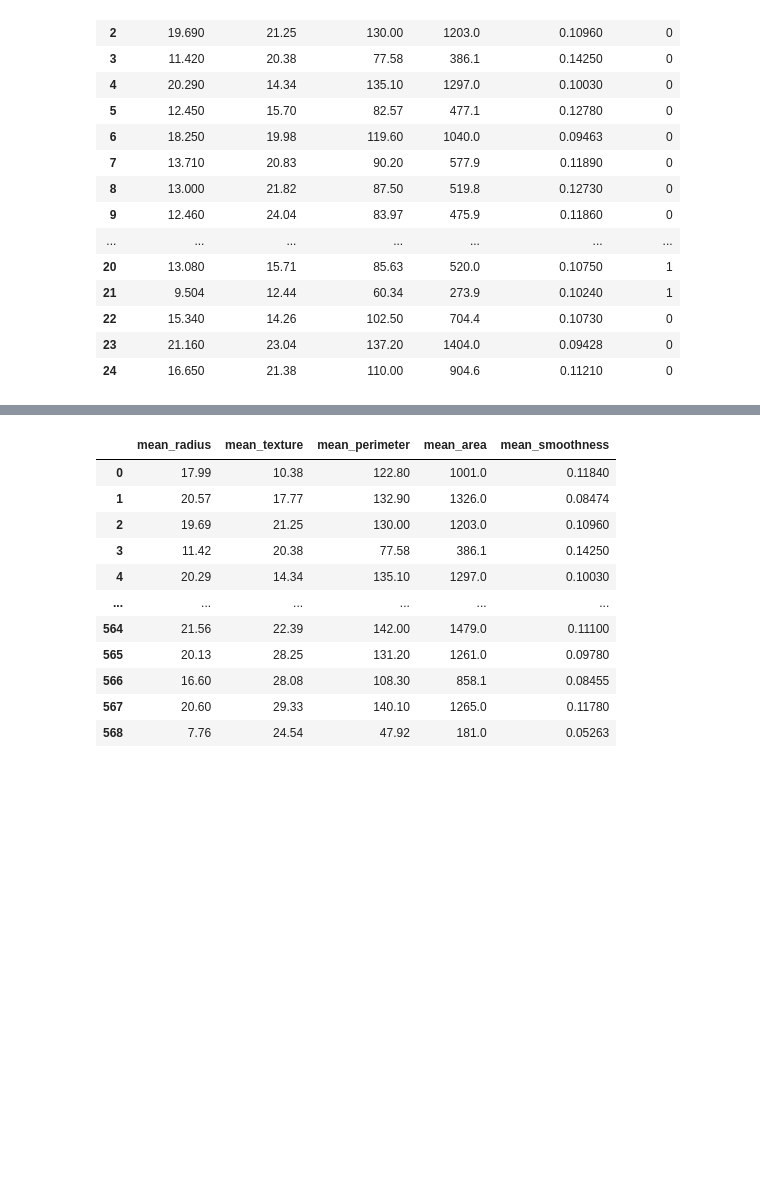
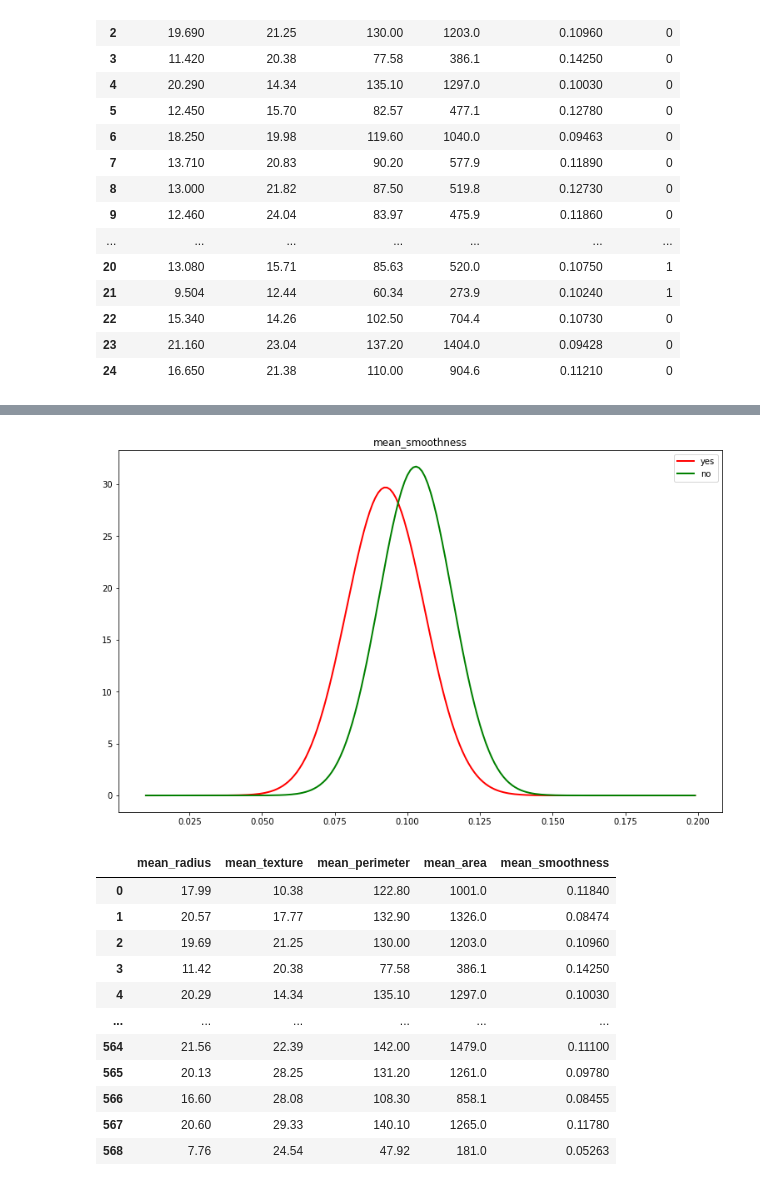
Before and after one commit to garfield-gray/Naive_Bayes, a Jupyter notebook: main.ipynb, the cells around one changed output, grey strips where cells are left out. Cells and saved outputs as stored; diff of their text form; code cells hidden in the pictures; blank space fills up the shorter version.

```diff
--- a/main.ipynb
+++ b/main.ipynb
@@ -136,3 +123,16 @@ plt.show()
+# %%
+Xsmo = np.arange(0.01, 0.2, 0.001)
+#for mean_smoothness
+plt.figure(figsize=(13,8))
+plt.title("mean_smoothness")
+plt.plot(Xsmo, 1/(np.sqrt(2 * np.pi*D_yes_var[4])) * np.exp( - (Xsmo - D_yes_mean[4])**2 / (2 * D_yes_var[4]) ),
+        linewidth=2, color='r', label = 'yes')
+plt.plot(Xsmo, 1/(np.sqrt(2 * np.pi*D_no_var[4])) * np.exp( - (Xsmo - D_no_mean[4])**2 / (2 * D_no_var[4]) ),
+        linewidth=2, color='g', label = 'no')
+plt.legend()
+plt.show()
+# %% [output]
+[figure, added]
 # %%
 xp = d.iloc[:,0:5]
 yp = d.iloc[:,5]
```
Also changed, not shown: parts of 28 cells of this notebook.
